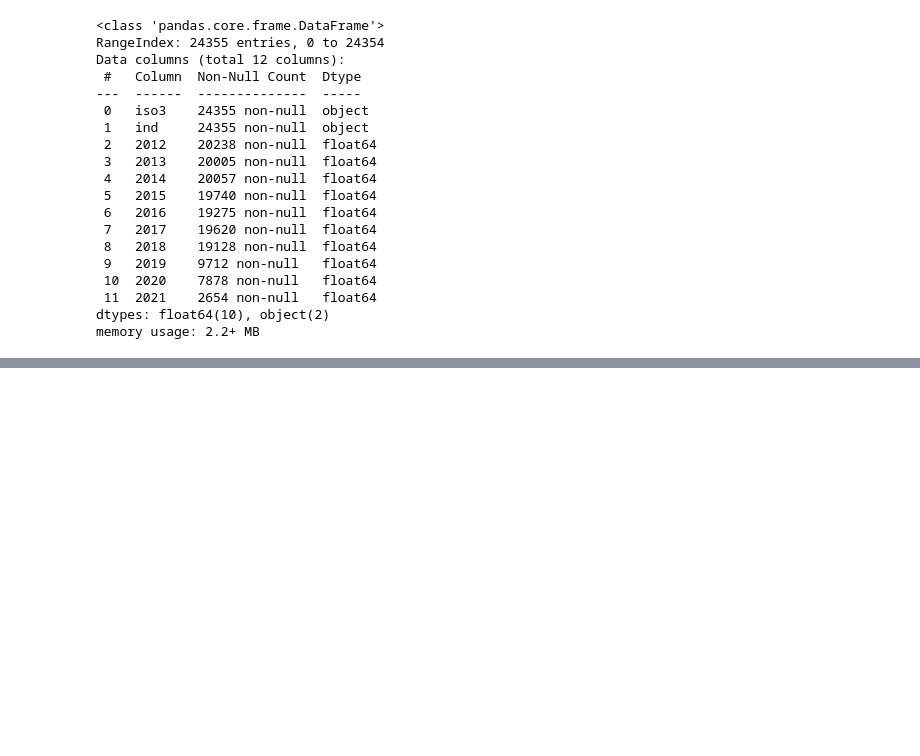
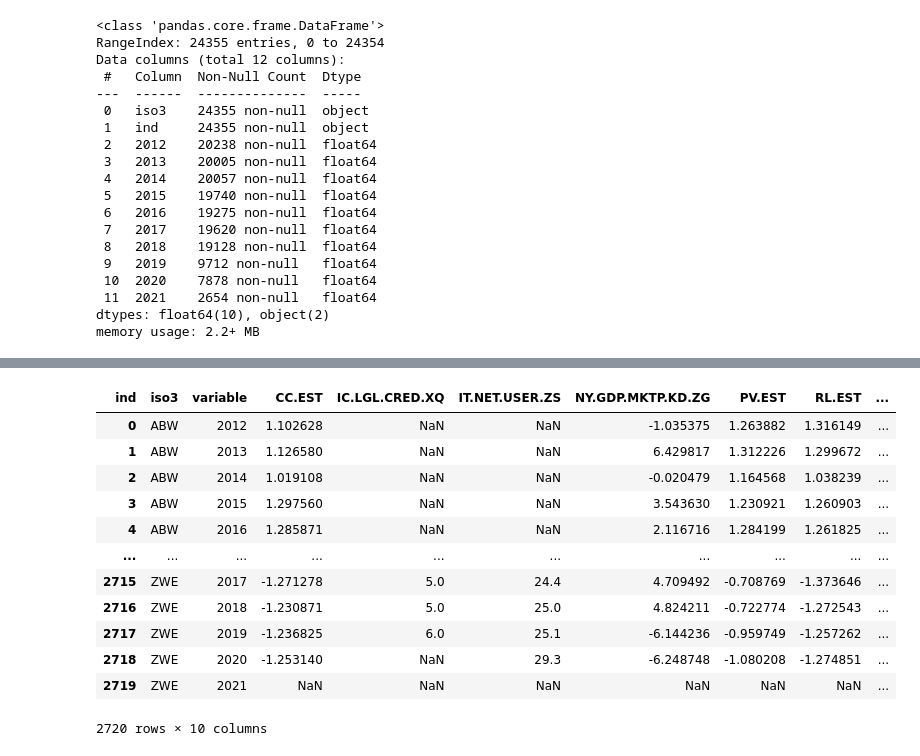
Before and after one commit to capstone-travel-index/better_travel_index, a Jupyter notebook: esg_data.ipynb, the cells around one changed output, grey strips where cells are left out. Drawn from its saved outputs; the diff is of its cells as text; code cells hidden in the pictures; blank space fills up the shorter version.

```diff
--- a/esg_data.ipynb
+++ b/esg_data.ipynb
@@ -206,0 +305,34 @@ df_esg.head()
+# %%
+env_ind = ['EN.ATM.CO2E.PC',
+           'EN.ATM.PM25.MC.M3',
+           'EG.ELC.COAL.ZS',
+           'EG.FEC.RNEW.ZS',
+           'EN.CLC.HEAT.XD',
+           'EN.CLC.LTMP.XD',
+           'EN.CLC.WTR.STRS',
+           'NY.ADJ.DRES.GN.ZS',
+           'NY.ADJ.DFOR.GN.ZS',
+           'AG.LND.FRST.ZS',
+           'ER.PTD.TOTL.ZS',
+           'AG.LND.FRLS.XD'
+           ]
+
+soc_ind = ['EG.ELC.ACCS.ZS',
+           'SH.H2O.SMDW.ZS',
+           'SP.DYN.LE00.IN',
+           'SE.XPD.TOTL.GB.ZS',
+           'SE.ADT.LITR.ZS',
+           'SL.UEM.TOTL.ZS',
+           'SH.DYN.MORT',
+           'SN.ITK.DEFC.ZS',
+           ]
+
+gov_ind = ['NY.GDP.MKTP.KD.ZG',
+           'IT.NET.USER.ZS',
+           'SE.ENR.PRSC.FM.ZS',
+           'IC.LGL.CRED.XQ',
+           'VA.EST',
+           'CC.EST',
+           'PV.EST',
+           'RL.EST'
+           ]
@@ -206,0 +415,2 @@ df_esg.head()
+# %%
+df_gov = df_esg[df_esg['ind'].isin(gov_ind)]
@@ -206,0 +426,18 @@ df_esg.head()
+# %%
+df_gov_trans = melt_pivot(df_gov)
+# %%
+df_gov_trans
+# %% [output]
+| ind | iso3 | variable | CC.EST | IC.LGL.CRED.XQ | IT.NET.USER.ZS | NY.GDP.MKTP.KD.ZG | PV.EST | RL.EST | ... |
+| 0 | ABW | 2012 | 1.102628 | NaN | NaN | -1.035375 | 1.263882 | 1.316149 | ... |
+| 1 | ABW | 2013 | 1.126580 | NaN | NaN | 6.429817 | 1.312226 | 1.299672 | ... |
+| 2 | ABW | 2014 | 1.019108 | NaN | NaN | -0.020479 | 1.164568 | 1.038239 | ... |
+| 3 | ABW | 2015 | 1.297560 | NaN | NaN | 3.543630 | 1.230921 | 1.260903 | ... |
+| 4 | ABW | 2016 | 1.285871 | NaN | NaN | 2.116716 | 1.284199 | 1.261825 | ... |
+| ... | ... | ... | ... | ... | ... | ... | ... | ... | ... |
+| 2715 | ZWE | 2017 | -1.271278 | 5.0 | 24.4 | 4.709492 | -0.708769 | -1.373646 | ... |
+| 2716 | ZWE | 2018 | -1.230871 | 5.0 | 25.0 | 4.824211 | -0.722774 | -1.272543 | ... |
+| 2717 | ZWE | 2019 | -1.236825 | 6.0 | 25.1 | -6.144236 | -0.959749 | -1.257262 | ... |
+| 2718 | ZWE | 2020 | -1.253140 | NaN | 29.3 | -6.248748 | -1.080208 | -1.274851 | ... |
+| 2719 | ZWE | 2021 | NaN | NaN | NaN | NaN | NaN | NaN | ... |
+2720 rows × 10 columns
```
Also changed, not shown: parts of 40 cells of this notebook.
